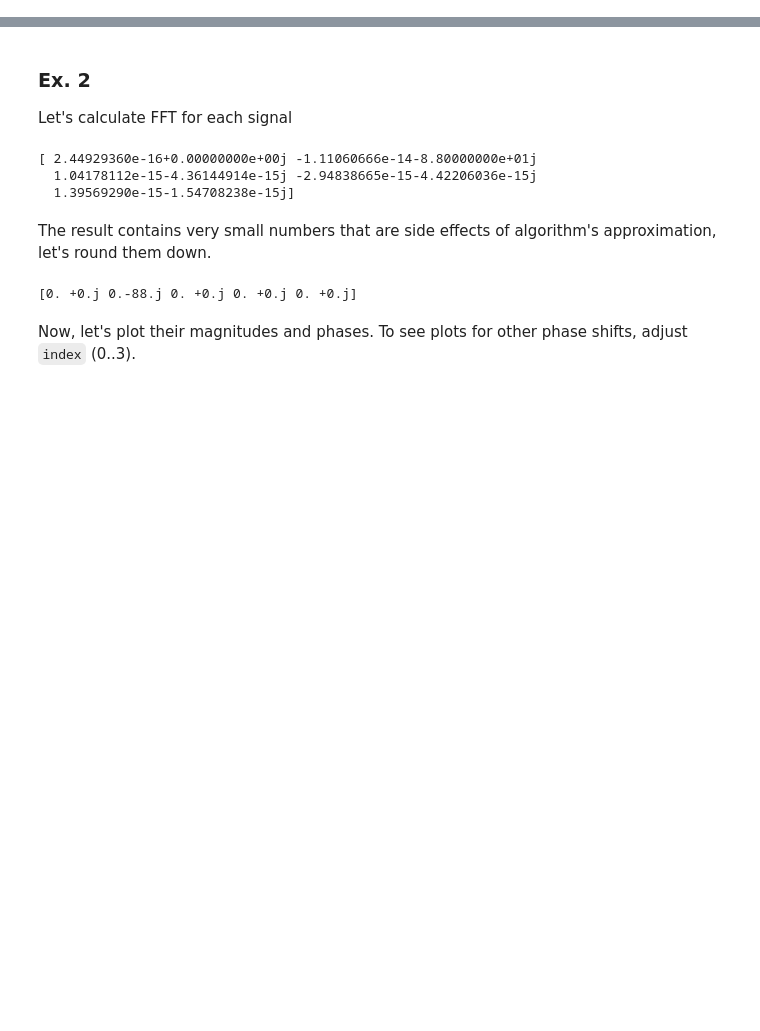
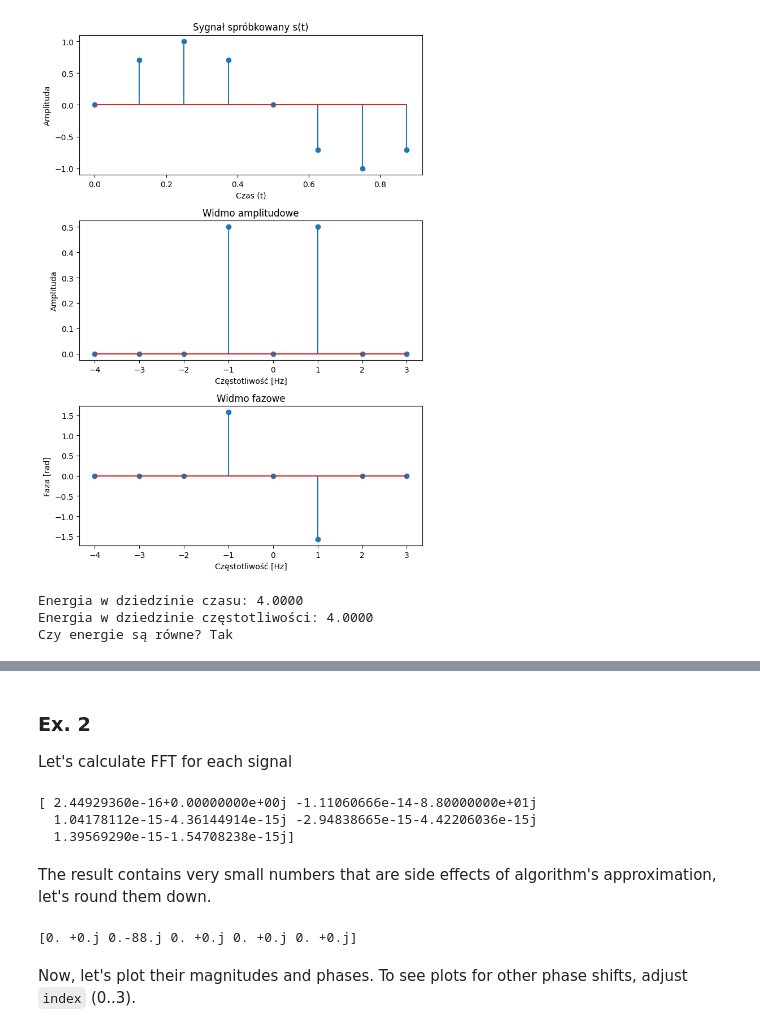
Before and after one commit to Sawertynn/WMM_101_Kukielka_Kurzela, a Jupyter notebook: 101_Kukielka_Kurzela.ipynb, the cells around one changed output, grey strips where cells are left out. Saved outputs shown, nothing was run; the diff lists cells and outputs as text; code cells hidden in the pictures; blank space fills up the shorter version.

```diff
--- a/101_Kukielka_Kurzela.ipynb
+++ b/101_Kukielka_Kurzela.ipynb
@@ -0,0 +7,59 @@
+# %%
+import matplotlib.pyplot as plt
+import numpy as np
+
+def s(t):
+    return np.sin(2 * np.pi * t)
+
+N = 8
+
+space = np.linspace(0, 1, N, endpoint = False)
+signal = s(space)
+
+spectrum = np.fft.fft(signal)
+
+# wynik zawiera bardzo małe wartości pozostałe po przybliżeniach algorytmu, zaburzają one wykres, więc je zaokrąglimy
+spectrum.real[np.abs(spectrum.real) < 1e-10] = 0
+spectrum.imag[np.abs(spectrum.imag) < 1e-10] = 0
+
+ampl_spectrum = np.abs(spectrum) / N
+phase_spectrum = np.angle(spectrum)
+# %%
+# Plotting
+
+frequencies = np.fft.fftfreq(N) * N
+
+fig, axs = plt.subplots(3, 1, figsize=(7, 10))
+axs[0].stem(space, signal)
+axs[0].set_title("Sygnał spróbkowany s(t)")
+axs[0].set_xlabel("Czas (t)")
+axs[0].set_ylabel("Amplituda")
+
+axs[1].stem(frequencies, ampl_spectrum)
+axs[1].set_title("Widmo amplitudowe")
+axs[1].set_xlabel("Częstotliwość [Hz]")
+axs[1].set_ylabel("Amplituda")
+
+axs[2].stem(frequencies, phase_spectrum)
+axs[2].set_title("Widmo fazowe")
+axs[2].set_xlabel("Częstotliwość [Hz]")
+axs[2].set_ylabel("Faza [rad]")
+
+plt.tight_layout()
+plt.show()
+# %% [output]
+[figure, added]
+# %%
+# Parseval
+
+energy_time = np.sum(signal ** 2)
+energy_freq = np.sum(np.abs(spectrum) ** 2) / N
+
+
+print(f"Energia w dziedzinie czasu: {energy_time:.4f}")
+print(f"Energia w dziedzinie częstotliwości: {energy_freq:.4f}")
+print(f"Czy energie są równe? {'Tak' if np.isclose(energy_time, energy_freq) else 'Nie'}")
+# %% [output]
+Energia w dziedzinie czasu: 4.0000
+Energia w dziedzinie częstotliwości: 4.0000
+Czy energie są równe? Tak
```
Also changed, not shown: parts of 8 cells of this notebook.
